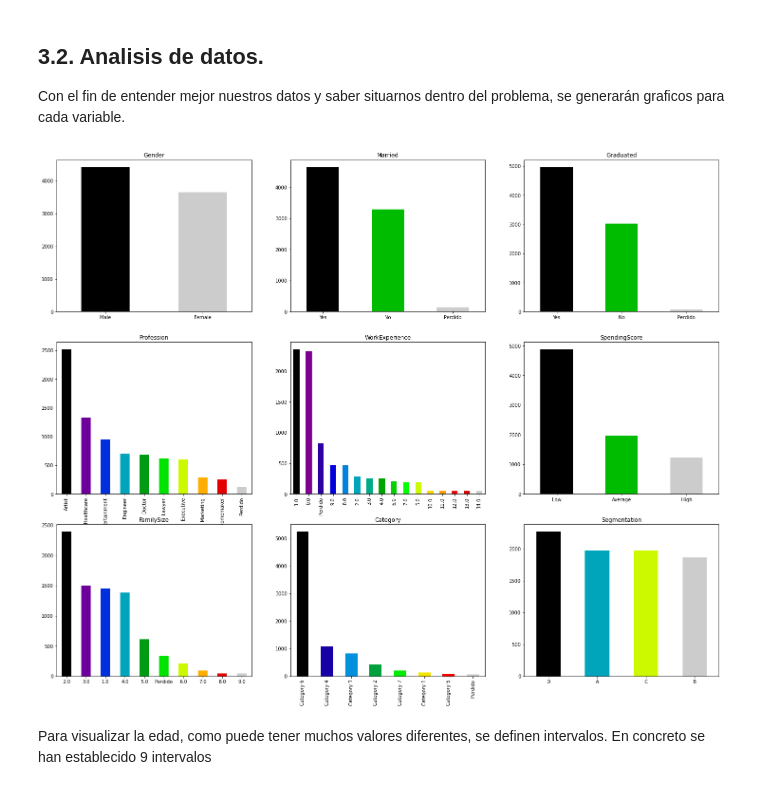
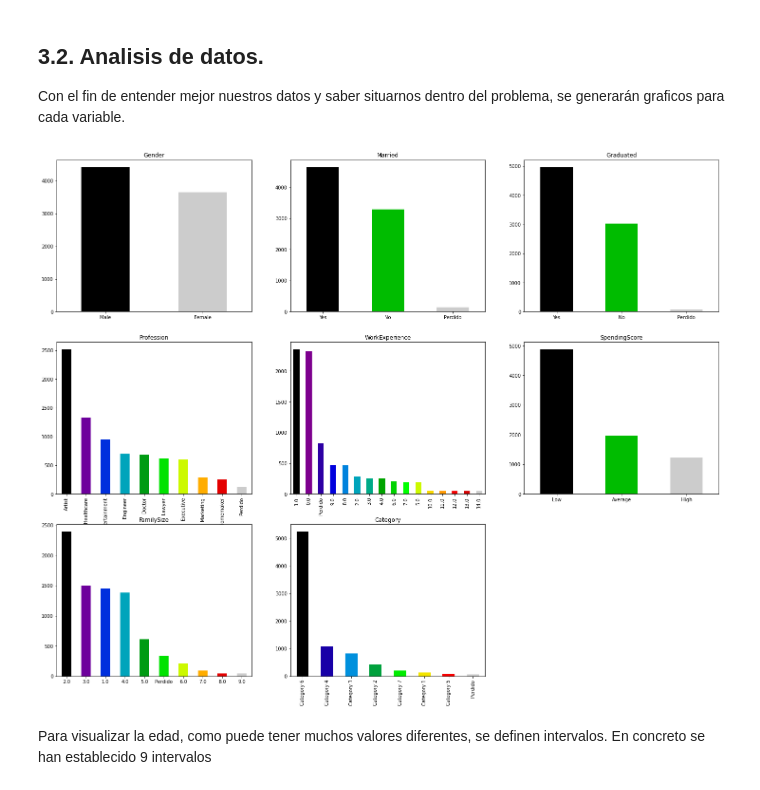
Before and after one commit to adriancarmona999/Analisis-de-estrategias-de-clustering-en-la-economia, a Jupyter notebook: automobile-customer-clustering-k-means-pca.ipynb, the cells around one changed output. Cells and saved outputs as stored; diff of their text form; code cells hidden in the pictures.

```diff
--- a/automobile-customer-clustering-k-means-pca.ipynb
+++ b/automobile-customer-clustering-k-means-pca.ipynb
@@ -22,8 +25,8 @@ from scipy.stats import mode
 # 2. Selección de datos
 En este caso, la selección es del computo total de datos que se dispone
 # %%
-datos = pd.read_csv('customer-set.csv', header = 0)
-#TODO: quitar la columna de segmentacion.
+datos = pd.read_excel('customer-set.xlsx', header = 0)
+datos = datos.drop(['Unnamed: 0'], axis = 1)
 # %% [markdown]
 Echamos un vistazo al dataset cargado:
 # %%
@@ -86,28 +89,27 @@ Con el fin de entender mejor nuestros datos y saber situarnos dentro del problem
 # %%
 ## Definicion de la funcion que ploteará las gráficas.
 def grafica(fig, subplot_id, columna, mapa_color, rotacion_etiquetas):
     fig.add_subplot(subplot_id)
     long_color = len(datos[columna].unique())
     color = mapa_color(np.linspace(0, 1, long_color))
     count = datos[columna].value_counts()
     plt.title(columna)
     count.plot(kind='bar', color=color)
     plt.xticks(rotation=rotacion_etiquetas)
     # plt.ylabel("Count")
 
 fig = plt.figure(figsize=(25, 20))
 grafica(fig, 331, "Gender", plt.cm.nipy_spectral, "horizontal")
 grafica(fig, 332, "Married", plt.cm.nipy_spectral, "horizontal")
 grafica(fig, 333, "Graduated", plt.cm.nipy_spectral, "horizontal")
 grafica(fig, 334, "Profession", plt.cm.nipy_spectral, "vertical")
 grafica(fig, 335, "WorkExperience", plt.cm.nipy_spectral, "vertical")
 grafica(fig, 336, "SpendingScore", plt.cm.nipy_spectral, "horizontal")
 grafica(fig, 337, "FamilySize", plt.cm.nipy_spectral, "horizontal")
 grafica(fig, 338, "Category", plt.cm.nipy_spectral, "vertical")
-grafica(fig, 339, "Segmentation", plt.cm.nipy_spectral, "horizontal")
 plt.show()
 # %% [output]
-[figure, old version]
+[figure, new version]
 # %% [markdown]
 Para visualizar la edad, como puede tener muchos valores diferentes, se definen intervalos. En concreto se han establecido 9 intervalos
 # %%
```
Also changed, not shown: parts of 27 cells of this notebook, 8 other files.
